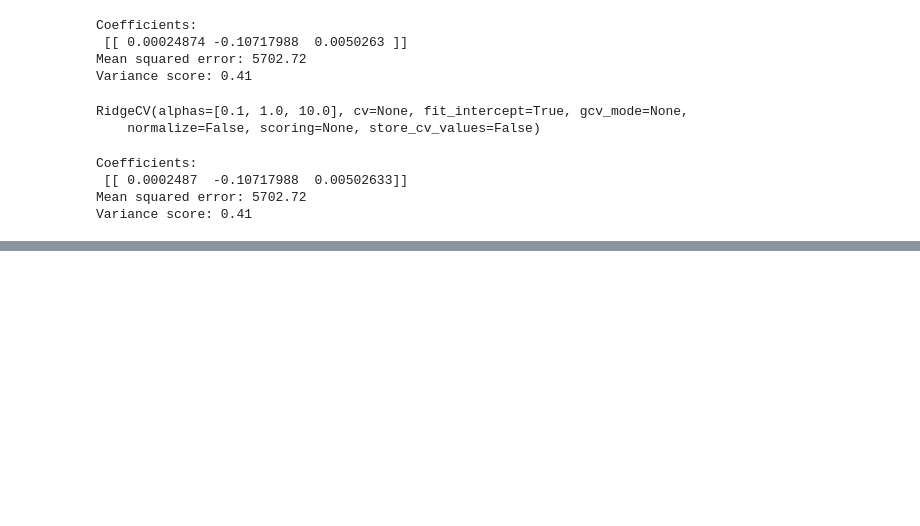
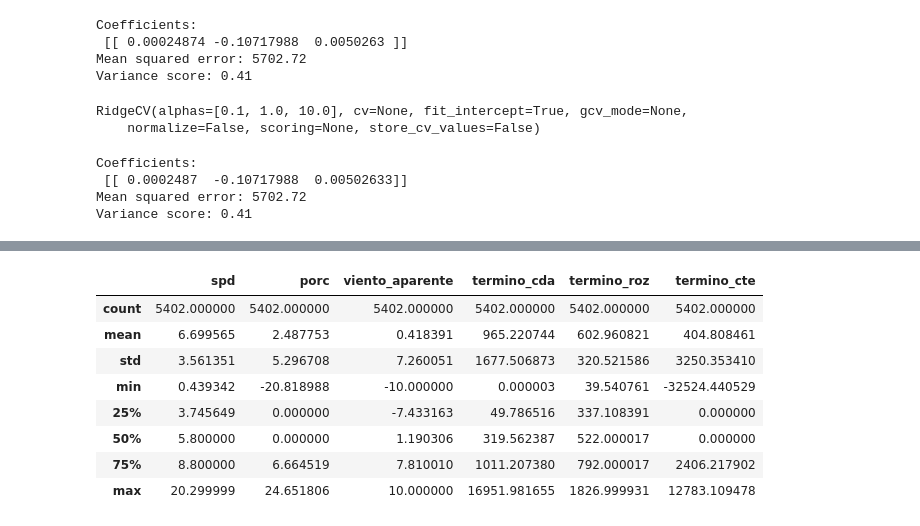
Before and after one commit to davidchepe/IM_KS, a Jupyter notebook: Machine Learning/Regression.ipynb, the cells around one changed output, grey strips where cells are left out. Saved outputs shown, nothing was run; the diff lists cells and outputs as text; code cells hidden in the pictures; blank space fills up the shorter version.

```diff
--- a/Machine Learning/Regression.ipynb
+++ b/Machine Learning/Regression.ipynb
@@ -244,0 +296,12 @@ Variance score: 0.41
+# %%
+df_lm_x2.describe()
+# %% [output]
+|  | spd | porc | viento_aparente | termino_cda | termino_roz | termino_cte |
+| count | 5402.000000 | 5402.000000 | 5402.000000 | 5402.000000 | 5402.000000 | 5402.000000 |
+| mean | 6.699565 | 2.487753 | 0.418391 | 965.220744 | 602.960821 | 404.808461 |
+| std | 3.561351 | 5.296708 | 7.260051 | 1677.506873 | 320.521586 | 3250.353410 |
+| min | 0.439342 | -20.818988 | -10.000000 | 0.000003 | 39.540761 | -32524.440529 |
+| 25% | 3.745649 | 0.000000 | -7.433163 | 49.786516 | 337.108391 | 0.000000 |
+| 50% | 5.800000 | 0.000000 | 1.190306 | 319.562387 | 522.000017 | 0.000000 |
+| 75% | 8.800000 | 6.664519 | 7.810010 | 1011.207380 | 792.000017 | 2406.217902 |
+| max | 20.299999 | 24.651806 | 10.000000 | 16951.981655 | 1826.999931 | 12783.109478 |
```
Also changed, not shown: parts of 20 cells of this notebook.
